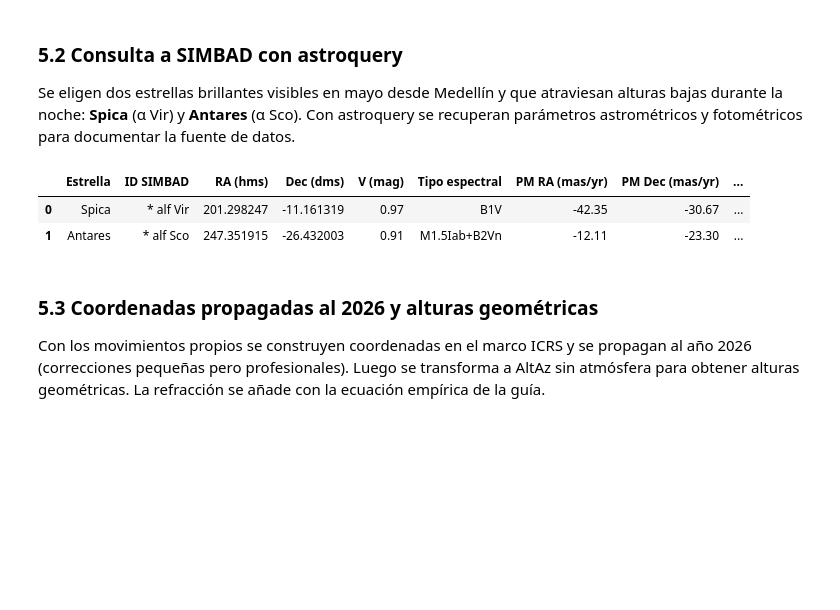
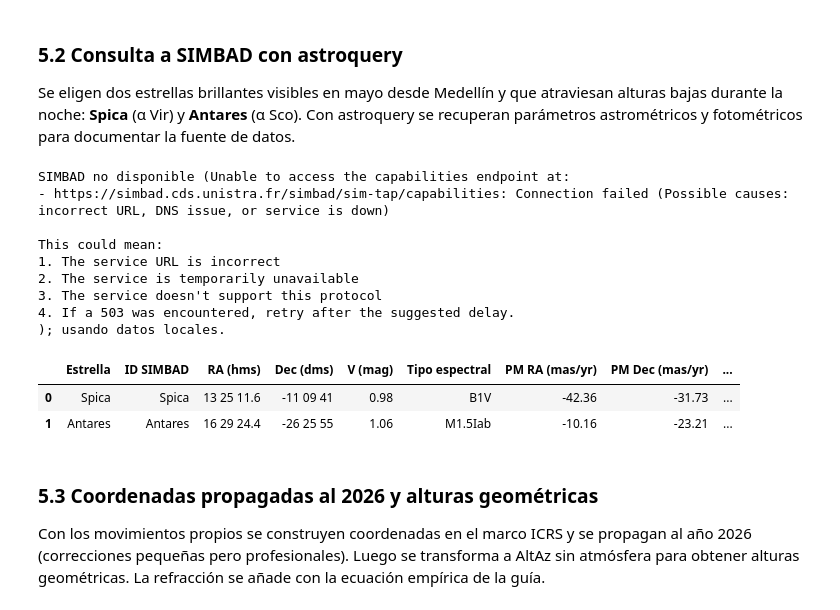
Before and after one commit to Daniel-534/IntroduccionAstronomiaPractica, a Jupyter notebook: RefraccionAtmosferica/RefraccionAtmosferica.ipynb, the cells around one changed output. Cells and saved outputs as stored; diff of their text form; code cells hidden in the pictures; blank space fills up the shorter version.

```diff
--- a/RefraccionAtmosferica/RefraccionAtmosferica.ipynb
+++ b/RefraccionAtmosferica/RefraccionAtmosferica.ipynb
@@ -269,58 +269,91 @@ Se eligen dos estrellas brillantes visibles en mayo desde Medellín y que atravi
 # %%
 estrellas_objetivo = ["Spica", "Antares"]
 
+
 simbad = Simbad()
-simbad.add_votable_fields("pmra", "pmdec", "plx", "rvz_radvel", "flux(V)", "sp_type")
 
-catalogo = simbad.query_objects(estrellas_objetivo)
+
+def cargar_catalogo_simbad(objetivos):
+    try:
+        simbad.add_votable_fields("pmra", "pmdec", "plx", "rvz_radvel", "V", "sp_type")
+        catalogo = simbad.query_objects(objetivos)
+    except Exception as exc:
+        return None, exc
+    return catalogo, None
+
+
+catalogo, error_catalogo = cargar_catalogo_simbad(estrellas_objetivo)
 
 if catalogo is None:
-    raise ValueError("No se encontraron objetos en SIMBAD.")
+    print(f"SIMBAD no disponible ({error_catalogo}); usando datos locales.")
+    catalogo_base = pd.DataFrame(
+        {
+            "main_id": estrellas_objetivo,
+            "ra": ["13 25 11.6", "16 29 24.4"],
+            "dec": ["-11 09 41", "-26 25 55"],
+            "v": [0.98, 1.06],
+            "sp_type": ["B1V", "M1.5Iab"],
+            "pmra": [-42.36, -10.16],
+            "pmdec": [-31.73, -23.21],
+            "plx_value": [12.44, 5.41],
+            "rvz_radvel": [1.0, 3.0],
+        }
+    )
+else:
+    catalogo_base = catalogo.to_pandas()
+    catalogo_base.columns = [col.lower() for col in catalogo_base.columns]
 
-catalogo_base = catalogo.to_pandas()
-catalogo_base.columns = [col.lower() for col in catalogo_base.columns]
+    if "v" not in catalogo_base and "flux_v" in catalogo_base:
+        catalogo_base["v"] = catalogo_base["flux_v"]
+    if "plx_value" not in catalogo_base and "plx" in catalogo_base:
+        catalogo_base["plx_value"] = catalogo_base["plx"]
 
-if "v" not in catalogo_base and "flux_v" in catalogo_base:
-    catalogo_base["v"] = catalogo_base["flux_v"]
-if "plx_value" not in catalogo_base and "plx" in catalogo_base:
-    catalogo_base["plx_value"] = catalogo_base["plx"]
+    for col in ["pmra", "pmdec", "plx_value", "rvz_radvel"]:
+        if col not in catalogo_base:
+            catalogo_base[col] = np.nan
 
-for col in ["pmra", "pmdec", "plx_value", "rvz_radvel"]:
-    if col not in catalogo_base:
-        catalogo_base[col] = np.nan
 
 catalogo_pd = catalogo_base.copy()
 catalogo_pd.insert(0, "Estrella", estrellas_objetivo)
 
 # 1. Seleccionamos las columnas usando los nombres exactos que aparecen en tu índice
 catalogo_pd = catalogo_pd[
     [
         "Estrella", "main_id", "ra", "dec", "v", "sp_type",
         "pmra", "pmdec", "plx_value", "rvz_radvel"
     ]
 ]
 
 # 2. Renombramos las columnas (las llaves deben coincidir con los nombres anteriores)
 catalogo_pd.rename(
     columns={
         "main_id": "ID SIMBAD",
         "ra": "RA (hms)",
         "dec": "Dec (dms)",
         "v": "V (mag)",
         "sp_type": "Tipo espectral",
         "pmra": "PM RA (mas/yr)",
         "pmdec": "PM Dec (mas/yr)",
         "plx_value": "Paralaje (mas)",
         "rvz_radvel": "Vel. radial (km/s)",
     },
     inplace=True
 )
 
 catalogo_pd
 # %% [output]
+SIMBAD no disponible (Unable to access the capabilities endpoint at:
+- https://simbad.cds.unistra.fr/simbad/sim-tap/capabilities: Connection failed (Possible causes: incorrect URL, DNS issue, or service is down)
+
+This could mean:
+1. The service URL is incorrect
+2. The service is temporarily unavailable
+3. The service doesn't support this protocol
+4. If a 503 was encountered, retry after the suggested delay.
+); usando datos locales.
 |  | Estrella | ID SIMBAD | RA (hms) | Dec (dms) | V (mag) | Tipo espectral | PM RA (mas/yr) | PM Dec (mas/yr) | ... |
-| 0 | Spica | * alf Vir | 201.298247 | -11.161319 | 0.97 | B1V | -42.35 | -30.67 | ... |
-| 1 | Antares | * alf Sco | 247.351915 | -26.432003 | 0.91 | M1.5Iab+B2Vn | -12.11 | -23.30 | ... |
+| 0 | Spica | Spica | 13 25 11.6 | -11 09 41 | 0.98 | B1V | -42.36 | -31.73 | ... |
+| 1 | Antares | Antares | 16 29 24.4 | -26 25 55 | 1.06 | M1.5Iab | -10.16 | -23.21 | ... |
 # %% [markdown]
 ### 5.3 Coordenadas propagadas al 2026 y alturas geométricas
 
```
Also changed, not shown: parts of 7 cells of this notebook.
